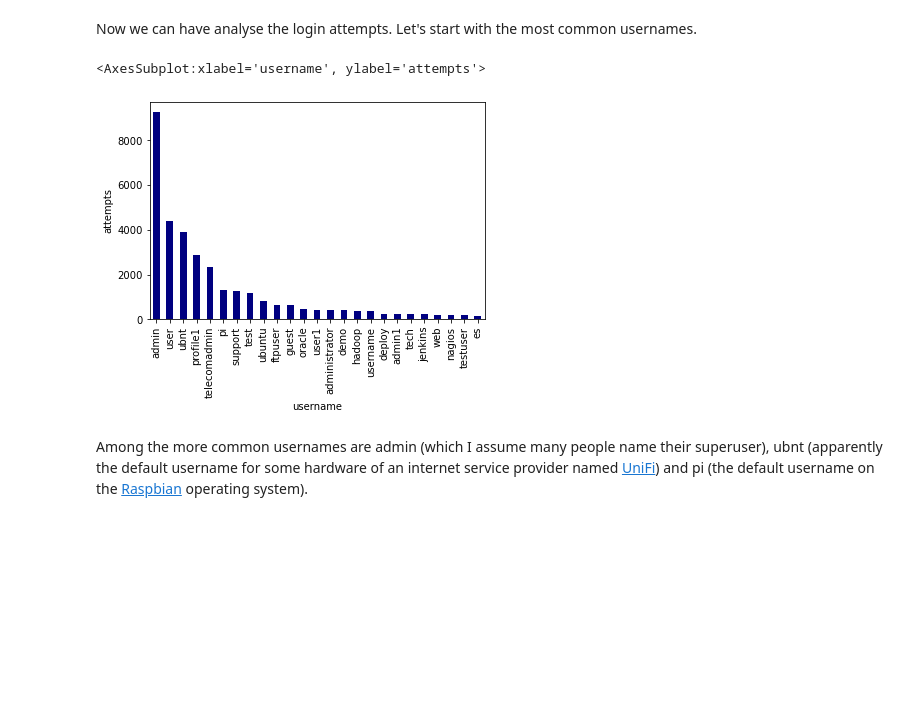
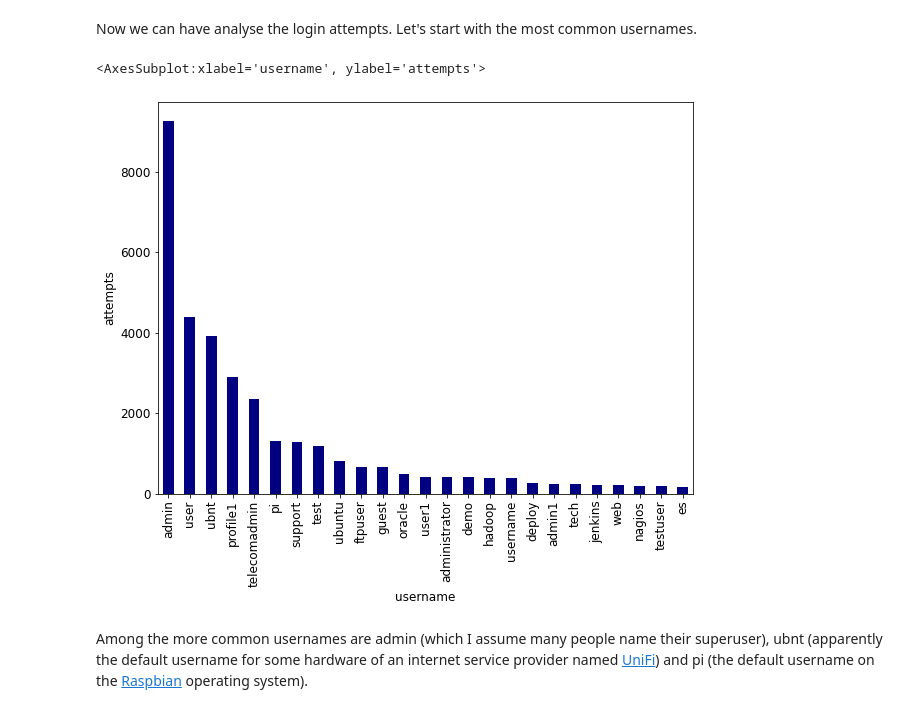
Before and after one commit to fumlig/website, a Jupyter notebook: src/snoopers/snoopers.ipynb, the cells around one changed output. Saved outputs shown, nothing was run; the diff lists cells and outputs as text; code cells hidden in the pictures; blank space fills up the shorter version.

```diff
--- a/src/snoopers/snoopers.ipynb
+++ b/src/snoopers/snoopers.ipynb
@@ -56,10 +56,13 @@ df_ssh.head()
 # %% [markdown]
 Now we can have analyse the login attempts. Let's start with the most common usernames.
 # %%
+import matplotlib as mpl
+mpl.rcParams.update({"figure.figsize": (9.6, 7.2), "font.size": 12})
+
 df_ssh.user.value_counts()[:25].plot.bar(color="navy", xlabel="username", ylabel="attempts")
 # %% [output]
 <AxesSubplot:xlabel='username', ylabel='attempts'>
-[figure, old version]
+[figure, new version]
 # %% [markdown]
 Among the more common usernames are admin (which I assume many people name their superuser), ubnt (apparently the default username for some hardware of an internet service provider named [UniFi](https://ui.com/wi-fi)) and pi (the default username on the [Raspbian](http://www.raspbian.org/) operating system).
 # %% [markdown]
```
Also changed, not shown: parts of 3 cells of this notebook, 4 other files.
